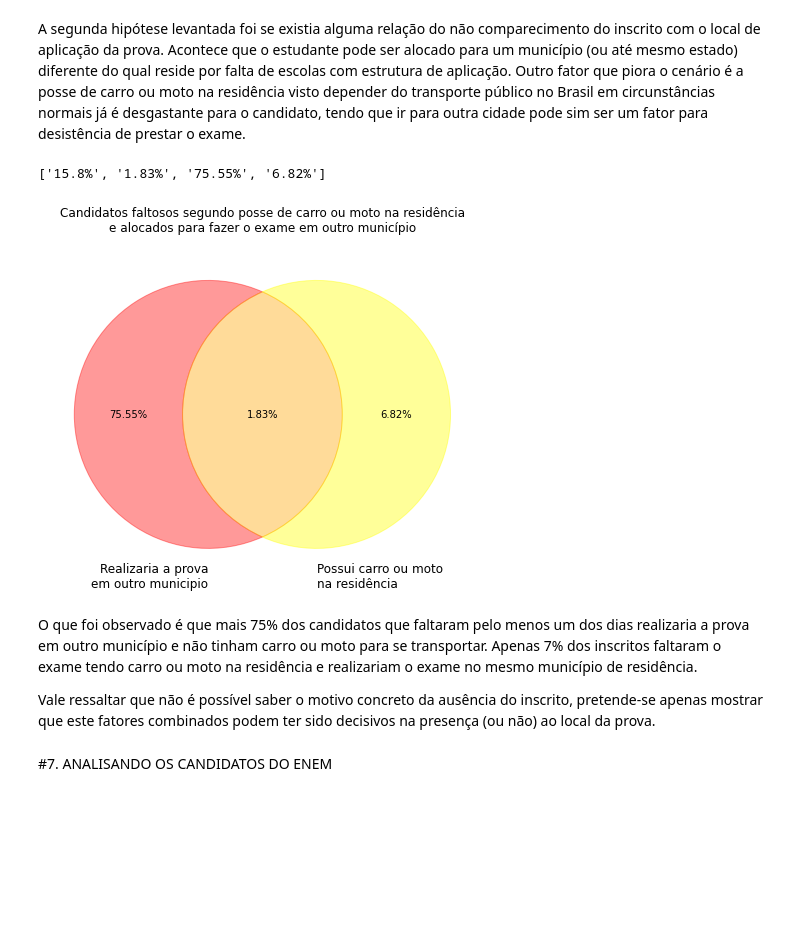
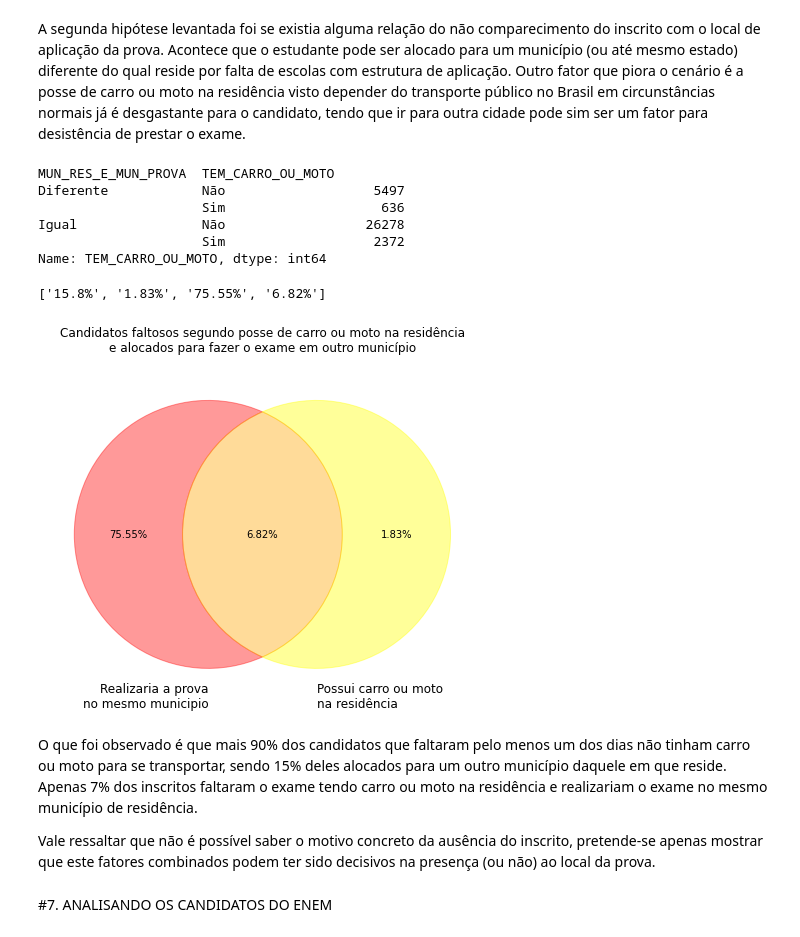
Before and after one commit to vinismachadoo/alura-imersao-dados-2, a Jupyter notebook: microdados_enem_2019.ipynb, the cells around one changed output. Saved outputs shown, nothing was run; the diff lists cells and outputs as text; code cells hidden in the pictures; blank space fills up the shorter version.

```diff
--- a/microdados_enem_2019.ipynb
+++ b/microdados_enem_2019.ipynb
@@ -188,6 +188,19 @@ enem['TP_STATUS_REDACAO'].replace(1,'Sem problemas', inplace=True)
 # Ajeitando a coluna de treineiro com Não=0 e Sim=1
 enem.loc[enem['IN_TREINEIRO'] == 1, 'IN_TREINEIRO'] = 'Sim'
 enem['IN_TREINEIRO'].replace(0,'Não', inplace=True)
+# %%
+# Ajeitando a coluna de posse de computador com tem ou não
+enem.loc[enem['Q024'] != 'A', 'Q024'] = 'Sim'
+enem['Q024'].replace('A','Não', inplace=True)
+# %%
+# Ajeitando a coluna de conexão de internet com tem ou não
+enem.loc[enem['Q025'] == 'A', 'Q025'] = 'Não'
+enem['Q025'].replace('B','Sim', inplace=True)
+# %%
+# Criação de nova coluna indicando se o candidato tem carro e/ou moto
+enem.loc[enem['Q024'] == 'Não', 'TEM_COMPUTADOR_E_INTERNET'] = 'Não'
+enem.loc[enem['Q025'] == 'Não', 'TEM_COMPUTADOR_E_INTERNET'] = 'Não'
+enem['TEM_COMPUTADOR_E_INTERNET'].fillna('Sim', inplace=True)
 # %%
 # Criação de nova coluna indicando o somatório de pontos do candidato
 enem["NU_NOTA_SOMA"] = enem[provas].sum(axis=1)
@@ -213,33 +226,41 @@ A segunda hipótese levantada foi se existia alguma relação do não comparecim
 # %%
 # Inscritos que não estavam presentes na prova de ciencias humanas (dia 1) ou na prova de matemática (dia 2)
 enem_faltosos = enem[(enem['TP_PRESENCA_CH'] == 0) | (enem['TP_PRESENCA_MT'] == 0)]
+# %%
+enem_faltosos.groupby('MUN_RES_E_MUN_PROVA')['TEM_CARRO_OU_MOTO'].value_counts()
+# %% [output]
+MUN_RES_E_MUN_PROVA  TEM_CARRO_OU_MOTO
+Diferente            Não                   5497
+                     Sim                    636
+Igual                Não                  26278
+                     Sim                   2372
+Name: TEM_CARRO_OU_MOTO, dtype: int64
 # %%
 # Quantidade por local de prova diferente de onde reside e posse de carro ou moto
 tmp = enem_faltosos.groupby('MUN_RES_E_MUN_PROVA')['TEM_CARRO_OU_MOTO'].value_counts()
 relacao_municipio_prova_veiculo = [f'{round(tmp[i]*100/tmp.sum(),2)}%' for i in tmp.index]
+relacao_municipio_prova_veiculo
+# %% [output]
+['15.8%', '1.83%', '75.55%', '6.82%']
-# %%
-relacao_municipio_prova_veiculo
-# %% [output]
-['15.8%', '1.83%', '75.55%', '6.82%']
 # %%
 # Diagrama de Venn para visualizar a relacao acima
 fig, ax = plt.subplots(figsize=(10,6))
 
-v = venn2(subsets = (2,2,2), set_labels = ('Realizaria a prova\nem outro municipio', 'Possui carro ou moto\nna residência'), ax=ax)
+v = venn2(subsets = (2,2,2), set_labels = ('Realizaria a prova\nno mesmo municipio', 'Possui carro ou moto\nna residência'), ax=ax)
 v.get_patch_by_id('10').set_color('red')
 v.get_patch_by_id('01').set_color('yellow')
 v.get_patch_by_id('11').set_color('orange')
 v.get_label_by_id('10').set_text(relacao_municipio_prova_veiculo[2])
-v.get_label_by_id('01').set_text(relacao_municipio_prova_veiculo[3])
-v.get_label_by_id('11').set_text(relacao_municipio_prova_veiculo[1])
+v.get_label_by_id('01').set_text(relacao_municipio_prova_veiculo[1])
+v.get_label_by_id('11').set_text(relacao_municipio_prova_veiculo[3])
 
 plt.title('Candidatos faltosos segundo posse de carro ou moto na residência\ne alocados para fazer o exame em outro município',
           pad=20, fontsize=12, color='black')
 plt.show()
 # %% [output]
-[figure, old version]
+[figure, new version]
 # %% [markdown]
-O que foi observado é que mais 75% dos candidatos que faltaram pelo menos um dos dias realizaria a prova em outro município e não tinham carro ou moto para se transportar. Apenas 7% dos inscritos faltaram o exame tendo carro ou moto na residência e realizariam o exame no mesmo município de residência.
+O que foi observado é que mais 90% dos candidatos que faltaram pelo menos um dos dias não tinham carro ou moto para se transportar, sendo 15% deles alocados para um outro município daquele em que reside. Apenas 7% dos inscritos faltaram o exame tendo carro ou moto na residência e realizariam o exame no mesmo município de residência.
 
 Vale ressaltar que não é possível saber o motivo concreto da ausência do inscrito, pretende-se apenas mostrar que este fatores combinados podem ter sido decisivos na presença (ou não) ao local da prova.
 # %% [markdown]
```
Also changed, not shown: parts of 7 cells of this notebook.
